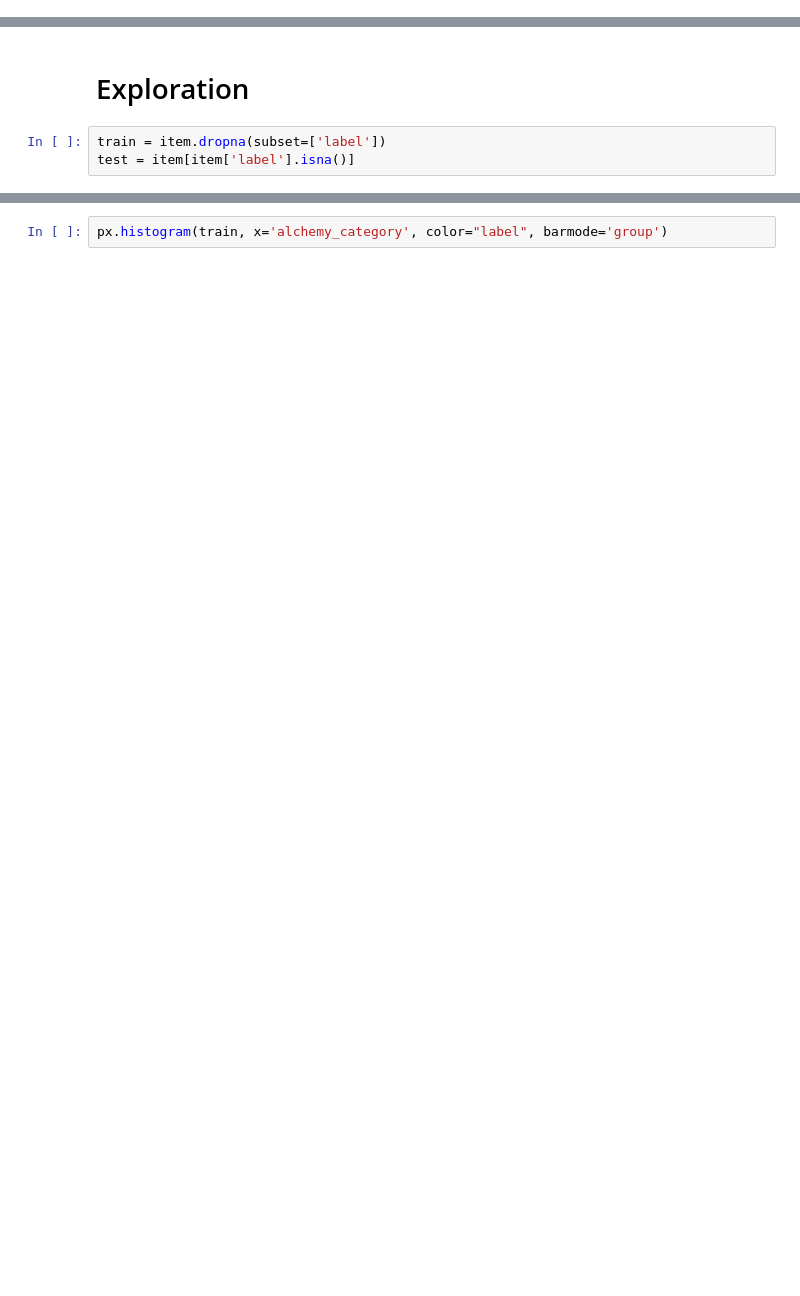
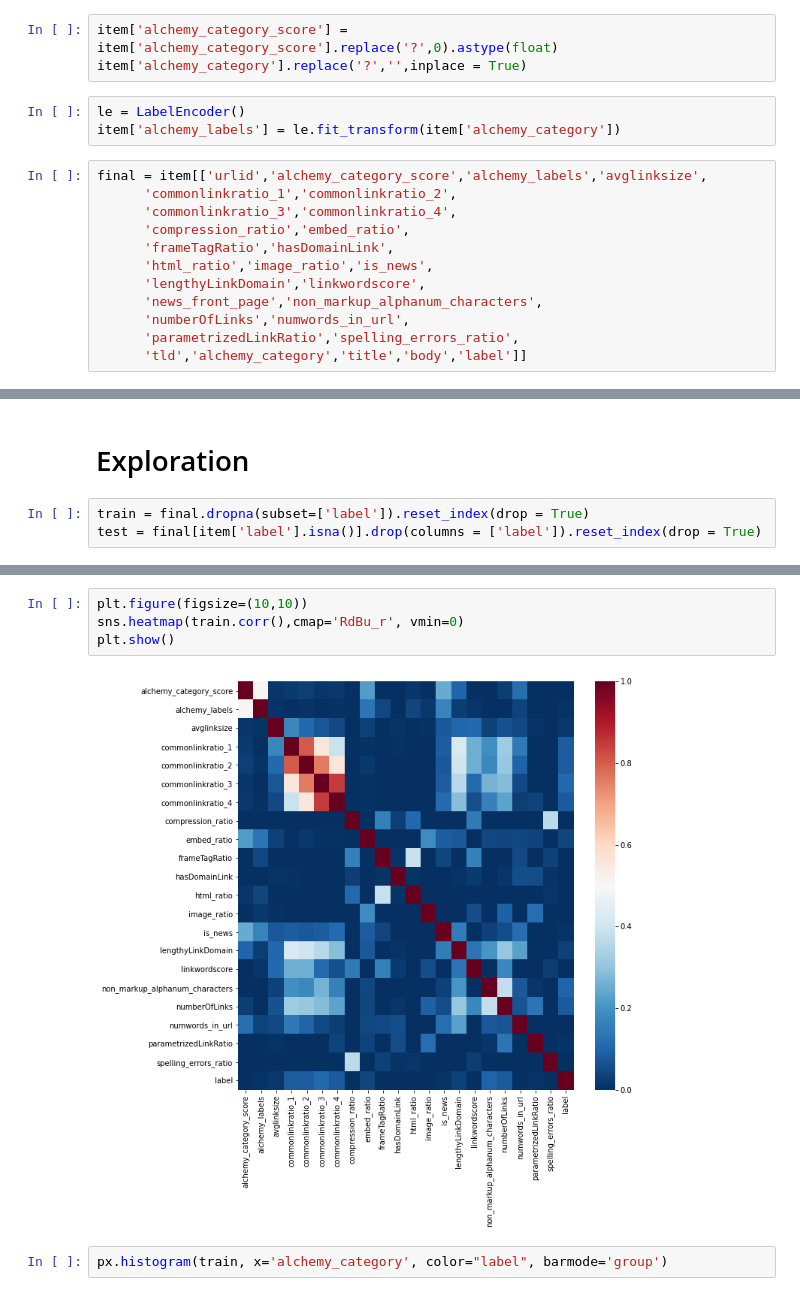
Before and after one commit to AmbiTyga/Task-Stylumia, a Jupyter notebook: EDA.ipynb, the cells around one changed output, grey strips where cells are left out. Saved outputs shown, nothing was run; the diff lists cells and outputs as text; blank space fills up the shorter version.

```diff
--- a/EDA.ipynb
+++ b/EDA.ipynb
@@ -124 +142,19 @@ item['boilerplate'] = item[['title','body']].values.tolist()
+# %%
+item['alchemy_category_score'] = item['alchemy_category_score'].replace('?',0).astype(float)
+item['alchemy_category'].replace('?','',inplace = True)
+# %%
+le = LabelEncoder()
+item['alchemy_labels'] = le.fit_transform(item['alchemy_category'])
+# %%
+final = item[['urlid','alchemy_category_score','alchemy_labels','avglinksize',
+      'commonlinkratio_1','commonlinkratio_2',
+      'commonlinkratio_3','commonlinkratio_4',
+      'compression_ratio','embed_ratio',
+      'frameTagRatio','hasDomainLink',
+      'html_ratio','image_ratio','is_news',
+      'lengthyLinkDomain','linkwordscore',
+      'news_front_page','non_markup_alphanum_characters',
+      'numberOfLinks','numwords_in_url',
+      'parametrizedLinkRatio','spelling_errors_ratio',
+      'tld','alchemy_category','title','body','label']]
 # %%
@@ -126,5 +162,5 @@ item.to_json("Final_parsed.json")
 # %% [markdown]
 # Exploration
 # %%
-train = item.dropna(subset=['label'])
-test = item[item['label'].isna()]
+train = final.dropna(subset=['label']).reset_index(drop = True)
+test = final[item['label'].isna()].drop(columns = ['label']).reset_index(drop = True)
@@ -136,3 +187,9 @@ sns.heatmap(train.corr())
+# %%
+plt.figure(figsize=(10,10))
+sns.heatmap(train.corr(),cmap='RdBu_r', vmin=0)
+plt.show()
+# %% [output]
+[figure, added]
 # %%
 px.histogram(train, x='alchemy_category', color="label", barmode='group')
 # %% [output]
```
Also changed, not shown: parts of 9 cells of this notebook.
